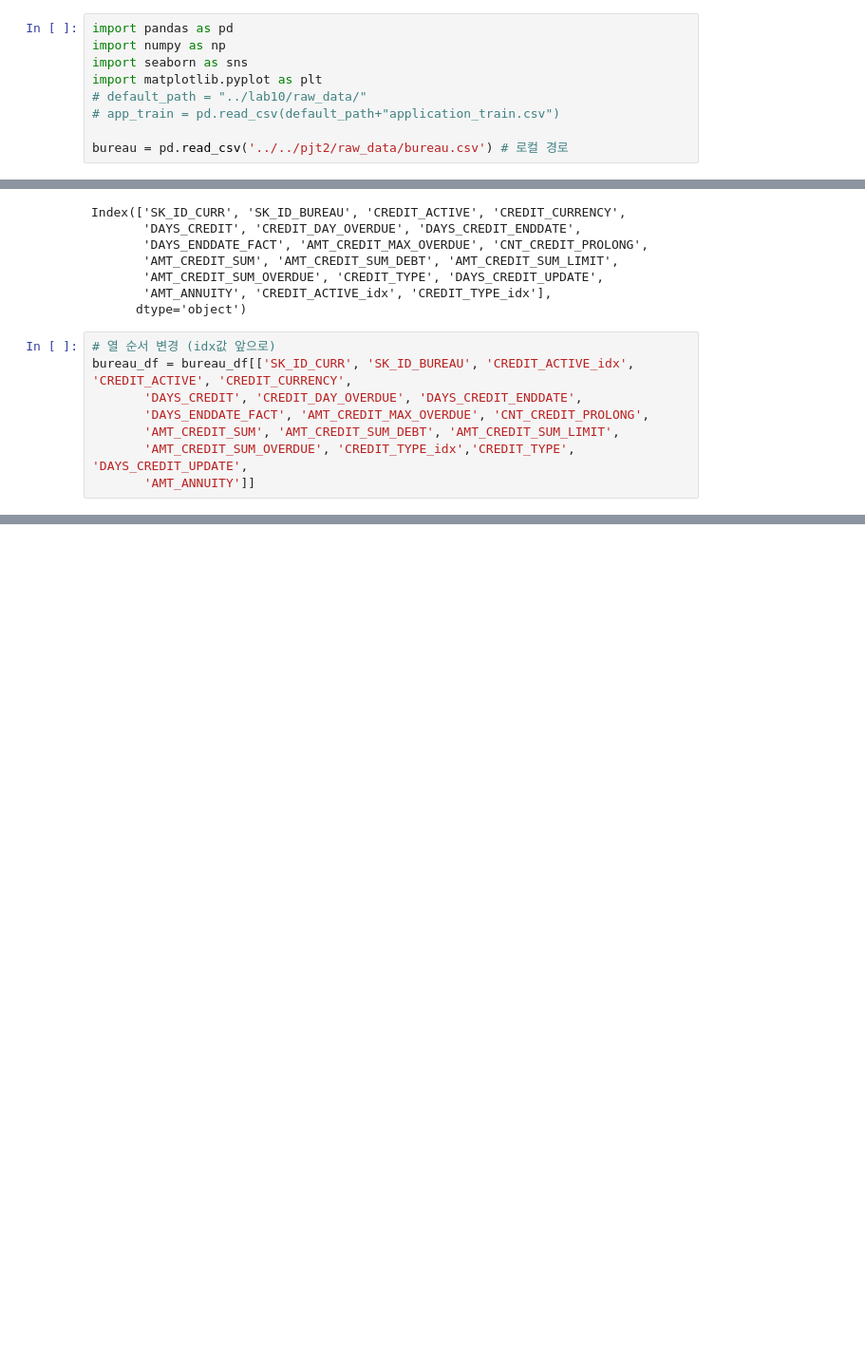
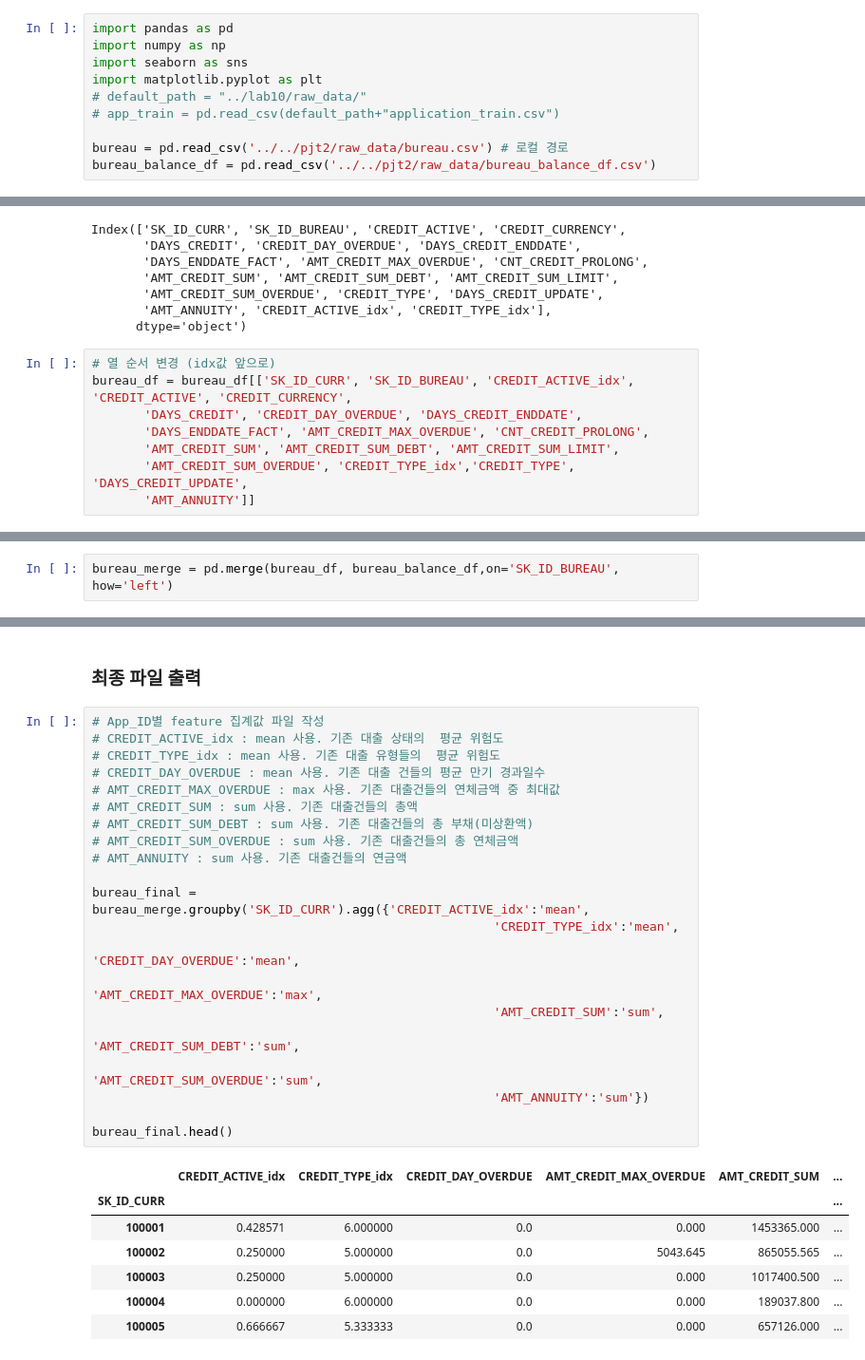
Before and after one commit to kkiyou/default-risk, a Jupyter notebook: jangho/bureau_preprocessing.ipynb, the cells around one changed output, grey strips where cells are left out. Shown: that part at 95% size. Drawn from its saved outputs; the diff is of its cells as text; blank space fills up the shorter version.

```diff
--- a/jangho/bureau_preprocessing.ipynb
+++ b/jangho/bureau_preprocessing.ipynb
@@ -7,6 +7,7 @@ import matplotlib.pyplot as plt
 # app_train = pd.read_csv(default_path+"application_train.csv")
 
 bureau = pd.read_csv('../../pjt2/raw_data/bureau.csv') # 로컬 경로
+bureau_balance_df = pd.read_csv('../../pjt2/raw_data/bureau_balance_df.csv')
 # %%
 def check_feature(datasets, feature):
     print("=" * 20, "describe", "=" * 20)
@@ -458,0 +443,2 @@ bureau_df.to_csv("bureau_df.csv", mode='w')
+# %%
+bureau_merge = pd.merge(bureau_df, bureau_balance_df,on='SK_ID_BUREAU', how='left')
@@ -458,0 +482,31 @@ bureau_df.to_csv("bureau_df.csv", mode='w')
+# %% [markdown]
+### 최종 파일 출력
+# %%
+# App_ID별 feature 집계값 파일 작성
+# CREDIT_ACTIVE_idx : mean 사용. 기존 대출 상태의  평균 위험도
+# CREDIT_TYPE_idx : mean 사용. 기존 대출 유형들의  평균 위험도
+# CREDIT_DAY_OVERDUE : mean 사용. 기존 대출 건들의 평균 만기 경과일수
+# AMT_CREDIT_MAX_OVERDUE : max 사용. 기존 대출건들의 연체금액 중 최대값
+# AMT_CREDIT_SUM : sum 사용. 기존 대출건들의 총액
+# AMT_CREDIT_SUM_DEBT : sum 사용. 기존 대출건들의 총 부채(미상환액)
+# AMT_CREDIT_SUM_OVERDUE : sum 사용. 기존 대출건들의 총 연체금액
+# AMT_ANNUITY : sum 사용. 기존 대출건들의 연금액
+
+bureau_final = bureau_merge.groupby('SK_ID_CURR').agg({'CREDIT_ACTIVE_idx':'mean',
+                                                      'CREDIT_TYPE_idx':'mean',
+                                                      'CREDIT_DAY_OVERDUE':'mean',
+                                                      'AMT_CREDIT_MAX_OVERDUE':'max',
+                                                      'AMT_CREDIT_SUM':'sum',
+                                                      'AMT_CREDIT_SUM_DEBT':'sum',
+                                                      'AMT_CREDIT_SUM_OVERDUE':'sum',
+                                                      'AMT_ANNUITY':'sum'})
+
+bureau_final.head()
+# %% [output]
+|  | CREDIT_ACTIVE_idx | CREDIT_TYPE_idx | CREDIT_DAY_OVERDUE | AMT_CREDIT_MAX_OVERDUE | AMT_CREDIT_SUM | ... |
+| SK_ID_CURR |  |  |  |  |  | ... |
+| 100001 | 0.428571 | 6.000000 | 0.0 | 0.000 | 1453365.000 | ... |
+| 100002 | 0.250000 | 5.000000 | 0.0 | 5043.645 | 865055.565 | ... |
+| 100003 | 0.250000 | 5.000000 | 0.0 | 0.000 | 1017400.500 | ... |
+| 100004 | 0.000000 | 6.000000 | 0.0 | 0.000 | 189037.800 | ... |
+| 100005 | 0.666667 | 5.333333 | 0.0 | 0.000 | 657126.000 | ... |
```
Also changed, not shown: parts of 9 cells of this notebook, 1 other file.
